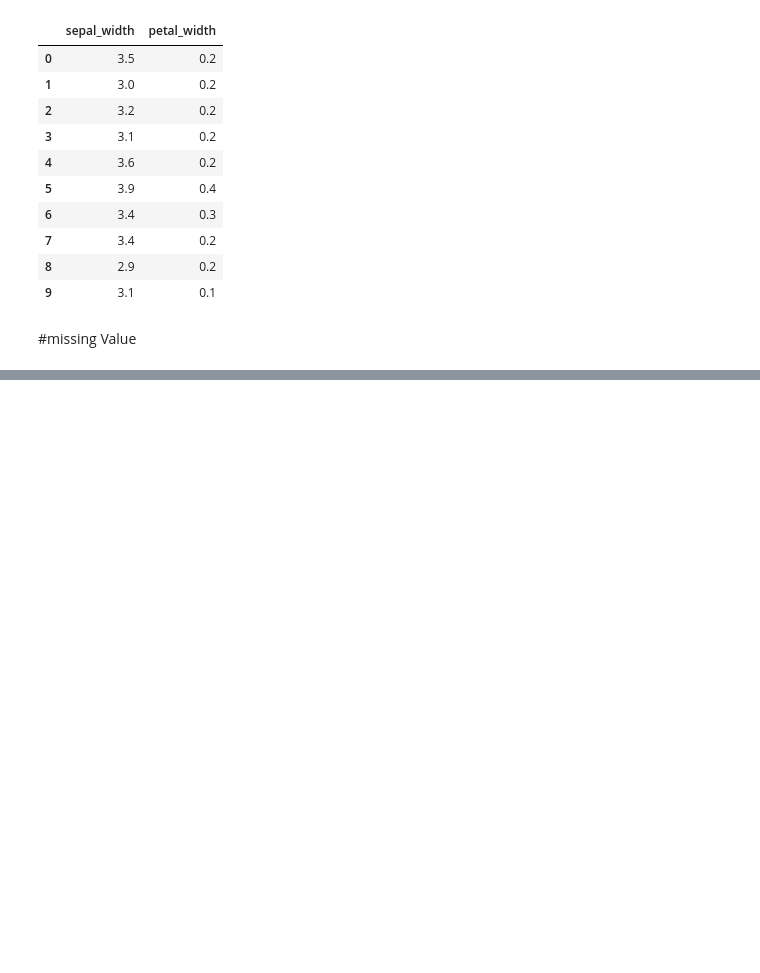
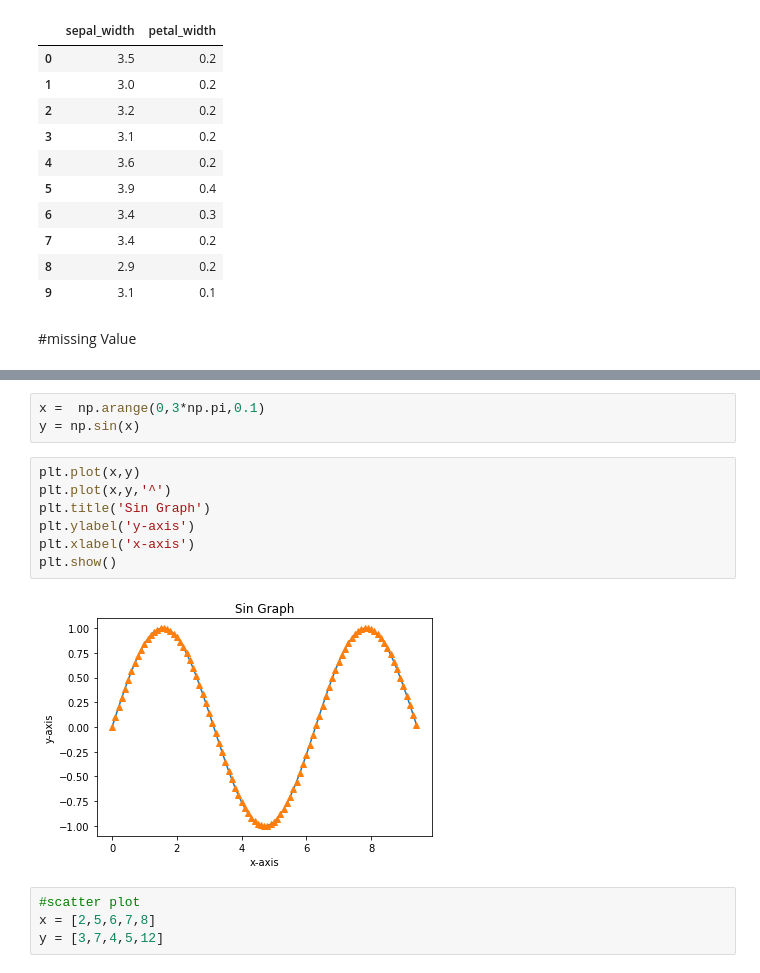
Before and after one commit to Rashvi/GFG_ML, a Jupyter notebook: GFGML.ipynb, the cells around one changed output, grey strips where cells are left out. Cells and saved outputs as stored; diff of their text form; blank space fills up the shorter version.

```diff
--- a/GFGML.ipynb
+++ b/GFGML.ipynb
@@ -356,0 +532,16 @@ df.iloc[:10,[1,3]]
+# %%
+x =  np.arange(0,3*np.pi,0.1)
+y = np.sin(x)
+# %%
+plt.plot(x,y)
+plt.plot(x,y,'^')
+plt.title('Sin Graph')
+plt.ylabel('y-axis')
+plt.xlabel('x-axis')
+plt.show()
+# %% [output]
+[figure, added]
+# %%
+#scatter plot
+x = [2,5,6,7,8]
+y = [3,7,4,5,12]
```
Also changed, not shown: parts of 48 cells of this notebook.
